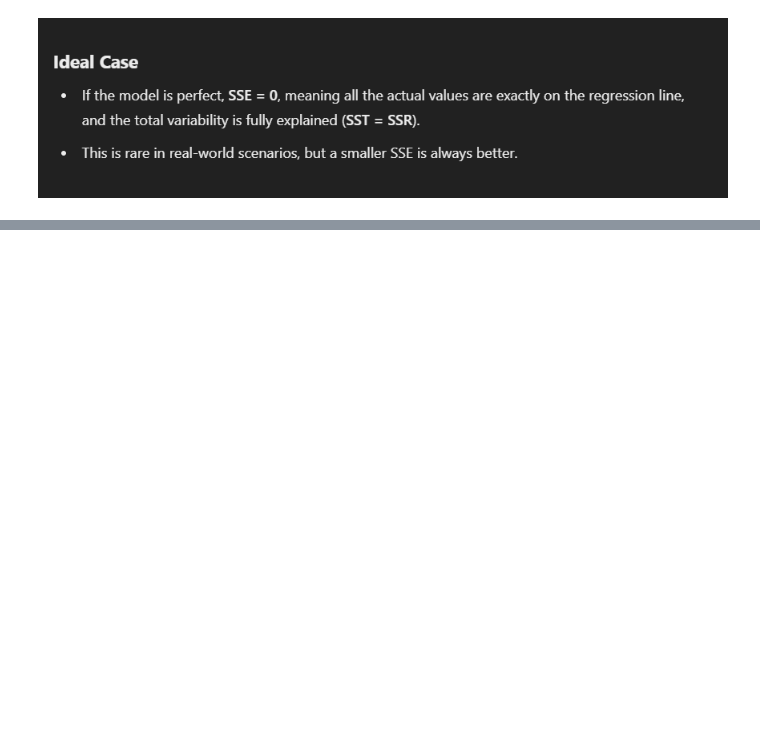
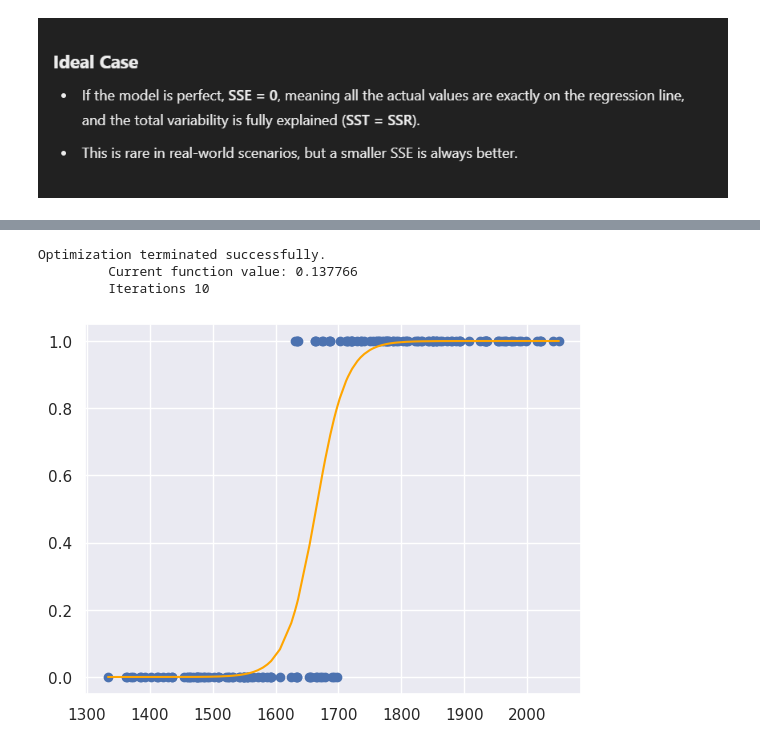
Before and after one commit to vigneshwarjayabal/AI_And_Ml, a Jupyter notebook: Regression.ipynb, the cells around one changed output, grey strips where cells are left out. Drawn from its saved outputs; the diff is of its cells as text; code cells hidden in the pictures; blank space fills up the shorter version.

```diff
--- a/Regression.ipynb
+++ b/Regression.ipynb
@@ -254,0 +551,22 @@ plt.show()
+# %%
+x1=df["Marks"]
+y=df["Admitted"]
+x=sm.add_constant(x1)
+result_log=sm.Logit(y,x).fit()
+# %% [output]
+Optimization terminated successfully.
+         Current function value: 0.137766
+         Iterations 10
+# %%
+def myfun(x,b0,b1):
+  return np.array(np.exp(b0+b1*x)/(1+np.exp(b0+b1*x)))                       #for 0 and 1 best fit is logistic regression
+
+yhat=np.sort(myfun(x1,result_log.params[0],result_log.params[1]))
+x_=np.sort(np.array(x1))
+yhat=np.sort(myfun(x1,result_log.params[0],result_log.params[1]))
+x_=np.sort(np.array(x1))
+plt.scatter(x1,y)
+plt.plot(x_,yhat, color="orange")
+plt.show()
+# %% [output]
+[figure, added]
```
Also changed, not shown: parts of 61 cells of this notebook.
